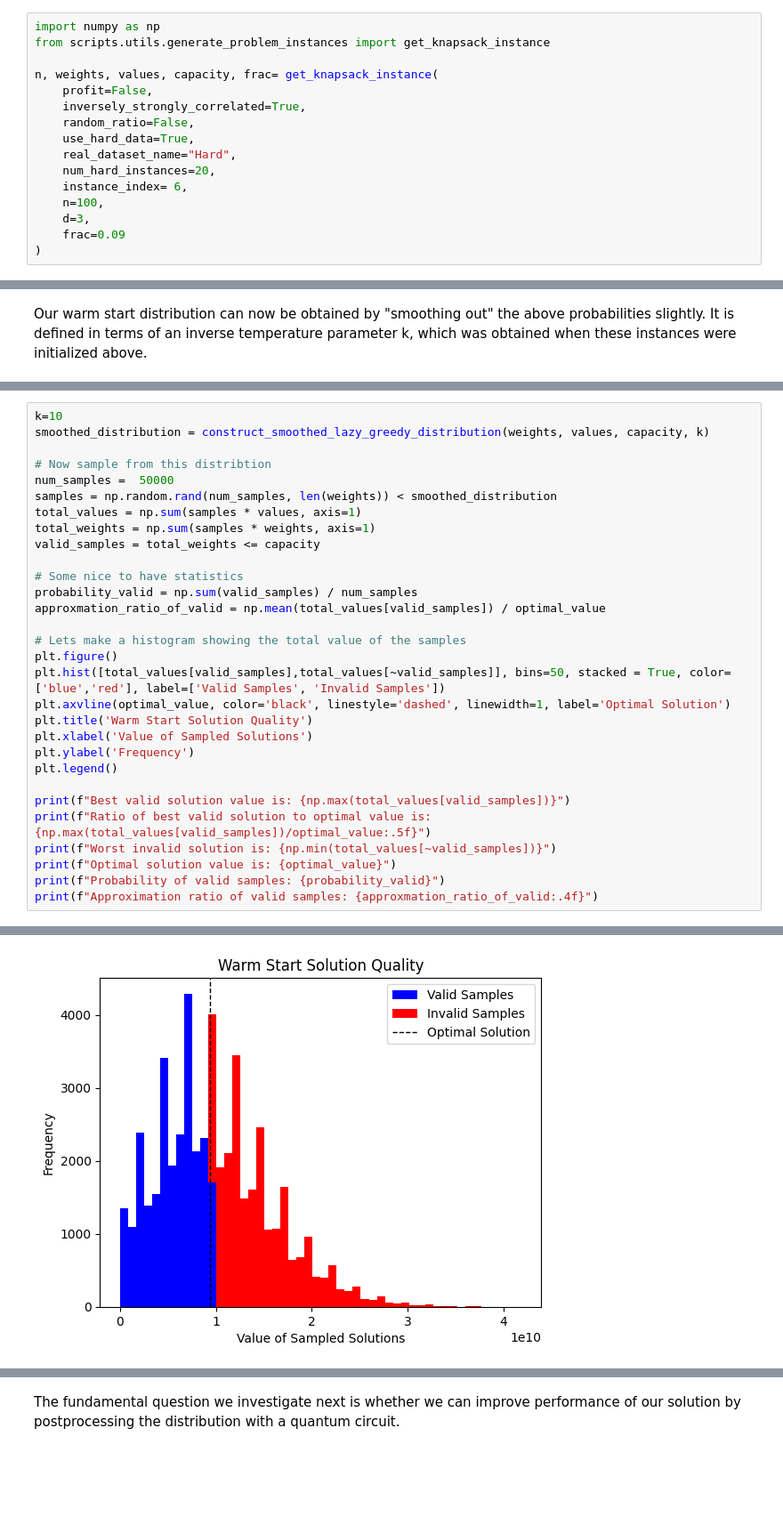
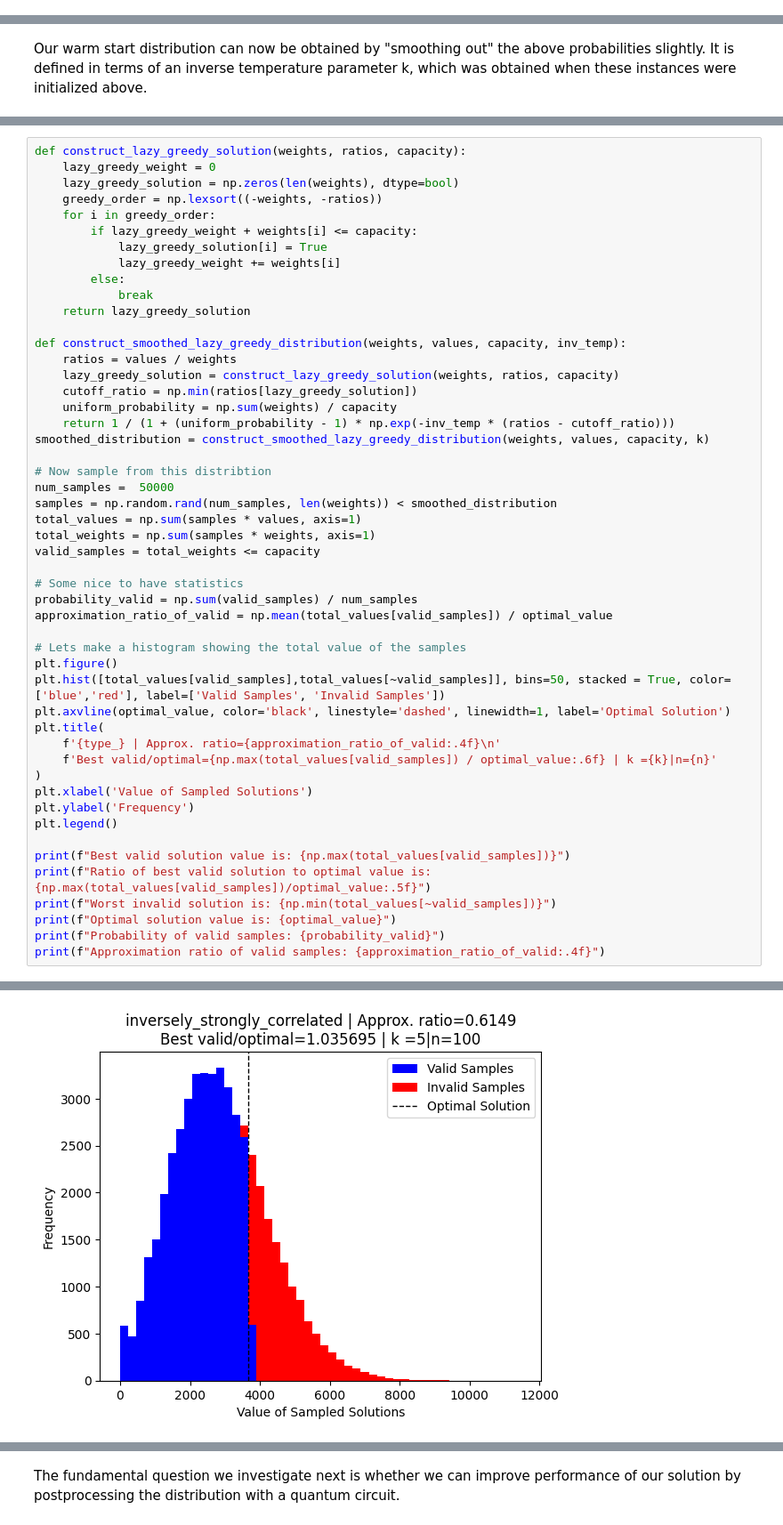
Before and after one commit to jhoule42/xQAOA_unit_commitment, a Jupyter notebook: demo.ipynb, the cells around one changed output, grey strips where cells are left out. Shown at 89% size. Saved outputs shown, nothing was run; the diff lists cells and outputs as text; blank space fills up the shorter version.

Commit message:
demo for inverse_strongly_correlatedk_5 with 20k shots during training

```diff
--- a/demo.ipynb
+++ b/demo.ipynb
@@ -54,16 +56,0 @@ To begin, we load in our knapsack instances
-# %%
-import numpy as np
-from scripts.utils.generate_problem_instances import get_knapsack_instance
-
-n, weights, values, capacity, frac= get_knapsack_instance(
-    profit=False,
-    inversely_strongly_correlated=True,
-    random_ratio=False,
-    use_hard_data=True,
-    real_dataset_name="Hard",
-    num_hard_instances=20,
-    instance_index= 6,
-    n=100,
-    d=3,
-    frac=0.09
-)
@@ -338,5 +276,22 @@ plt.show()
 # %%
-k=10
+def construct_lazy_greedy_solution(weights, ratios, capacity):
+    lazy_greedy_weight = 0
+    lazy_greedy_solution = np.zeros(len(weights), dtype=bool)
+    greedy_order = np.lexsort((-weights, -ratios))
+    for i in greedy_order:
+        if lazy_greedy_weight + weights[i] <= capacity:
+            lazy_greedy_solution[i] = True
+            lazy_greedy_weight += weights[i]
+        else:
+            break
+    return lazy_greedy_solution
+
+def construct_smoothed_lazy_greedy_distribution(weights, values, capacity, inv_temp):
+    ratios = values / weights
+    lazy_greedy_solution = construct_lazy_greedy_solution(weights, ratios, capacity)
+    cutoff_ratio = np.min(ratios[lazy_greedy_solution])
+    uniform_probability = np.sum(weights) / capacity
+    return 1 / (1 + (uniform_probability - 1) * np.exp(-inv_temp * (ratios - cutoff_ratio)))
 smoothed_distribution = construct_smoothed_lazy_greedy_distribution(weights, values, capacity, k)
 
 # Now sample from this distribtion
@@ -348,13 +303,16 @@ valid_samples = total_weights <= capacity
 
 # Some nice to have statistics
 probability_valid = np.sum(valid_samples) / num_samples
-approxmation_ratio_of_valid = np.mean(total_values[valid_samples]) / optimal_value
+approximation_ratio_of_valid = np.mean(total_values[valid_samples]) / optimal_value
 
 # Lets make a histogram showing the total value of the samples
 plt.figure()
 plt.hist([total_values[valid_samples],total_values[~valid_samples]], bins=50, stacked = True, color=['blue','red'], label=['Valid Samples', 'Invalid Samples'])
 plt.axvline(optimal_value, color='black', linestyle='dashed', linewidth=1, label='Optimal Solution')
-plt.title('Warm Start Solution Quality')
+plt.title(
+    f'{type_} | Approx. ratio={approximation_ratio_of_valid:.4f}\n'
+    f'Best valid/optimal={np.max(total_values[valid_samples]) / optimal_value:.6f} | k ={k}|n={n}'
+)
 plt.xlabel('Value of Sampled Solutions')
 plt.ylabel('Frequency')
 plt.legend()
@@ -364,5 +322,5 @@ print(f"Ratio of best valid solution to optimal value is: {np.max(total_values[v
 print(f"Worst invalid solution is: {np.min(total_values[~valid_samples])}")
 print(f"Optimal solution value is: {optimal_value}")
 print(f"Probability of valid samples: {probability_valid}")
-print(f"Approximation ratio of valid samples: {approxmation_ratio_of_valid:.4f}")
+print(f"Approximation ratio of valid samples: {approximation_ratio_of_valid:.4f}")
 # %% [output]
@@ -375 +333 @@ Approximation ratio of valid samples: 0.5923
-[figure, old version]
+[figure, new version]
```
Also changed, not shown: parts of 23 cells of this notebook.
